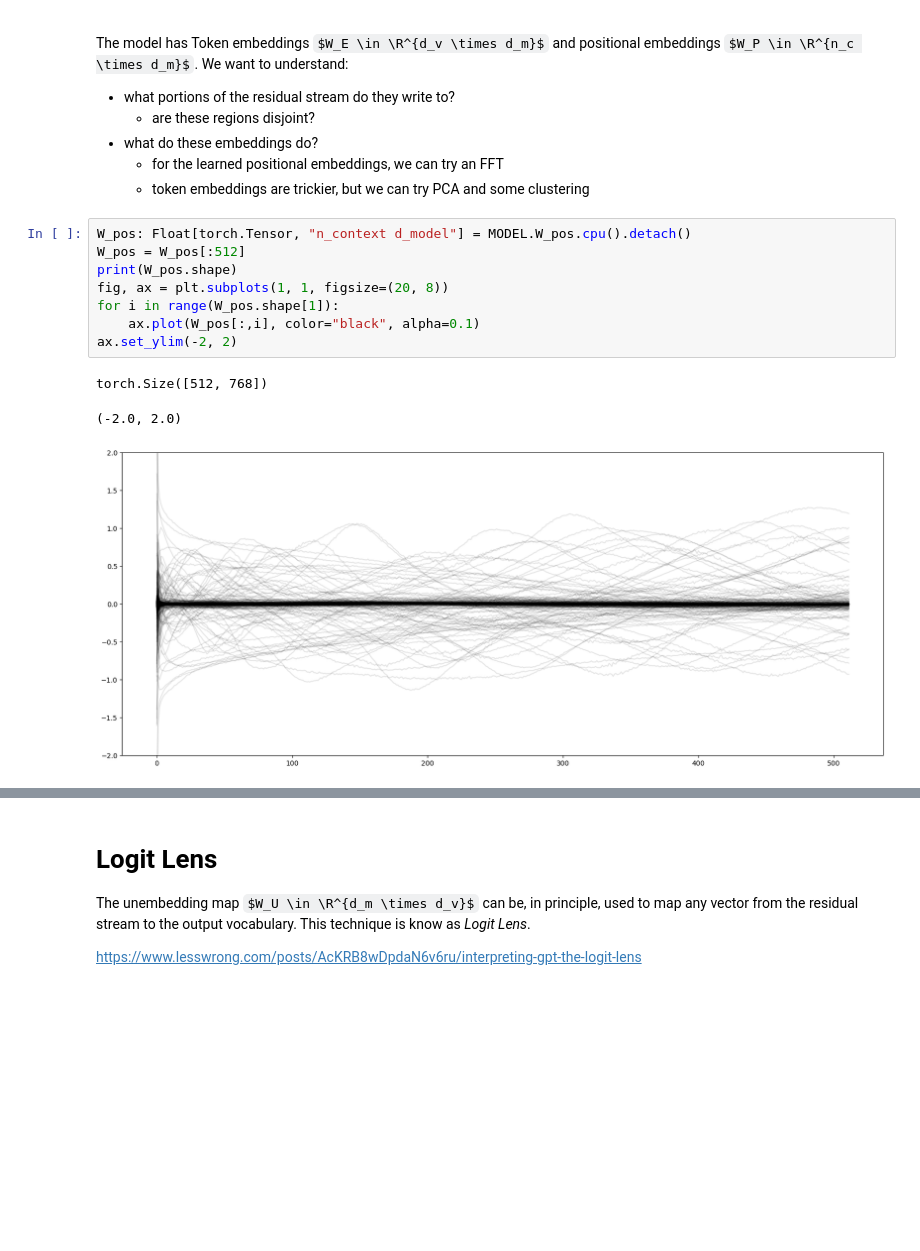
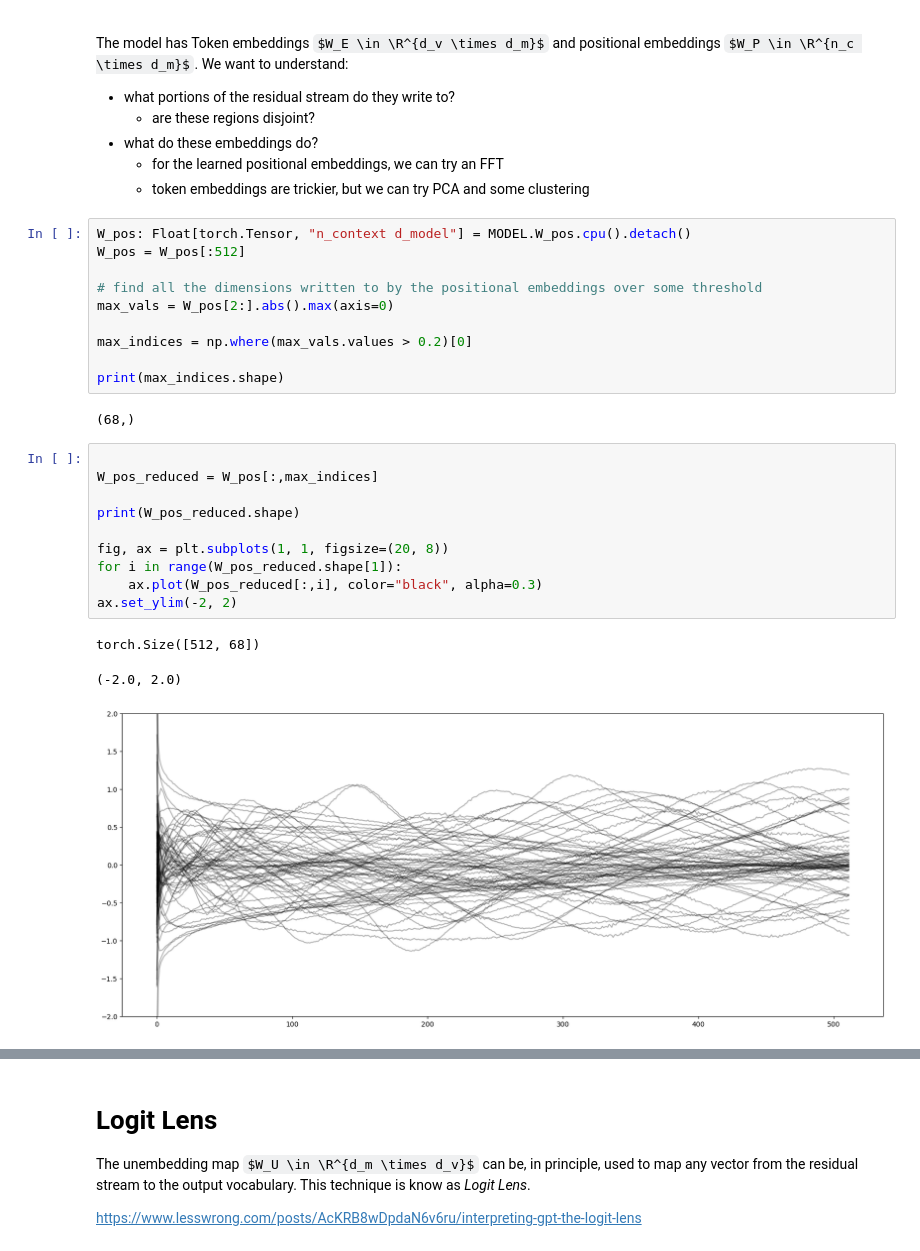
Before and after one commit to mines-opt-ml/decoding-gpt, a Jupyter notebook: notebooks/interpretability.ipynb, the cells around one changed output, grey strips where cells are left out. Cells and saved outputs as stored; diff of their text form; some formulas as TeX source; blank space fills up the shorter version.

Commit message:
updated interp notebook, pos embed work

```diff
--- a/notebooks/interpretability.ipynb
+++ b/notebooks/interpretability.ipynb
@@ -39,15 +43,29 @@ The model has Token embeddings $W_E \in \R^{d_v \times d_m}$ and positional embe
 - what do these embeddings do?
 	- for the learned positional embeddings, we can try an FFT
 	- token embeddings are trickier, but we can try PCA and some clustering
+# %%
+W_pos: Float[torch.Tensor, "n_context d_model"] = MODEL.W_pos.cpu().detach()
+W_pos = W_pos[:512]
+
+# find all the dimensions written to by the positional embeddings over some threshold
+max_vals = W_pos[2:].abs().max(axis=0)
+
+max_indices = np.where(max_vals.values > 0.2)[0]
+
+print(max_indices.shape)
+# %% [output]
+(68,)
 # %%
-W_pos: Float[torch.Tensor, "n_context d_model"] = MODEL.W_pos.cpu().detach()
-W_pos = W_pos[:512]
-print(W_pos.shape)
+
+W_pos_reduced = W_pos[:,max_indices]
+
+print(W_pos_reduced.shape)
+
 fig, ax = plt.subplots(1, 1, figsize=(20, 8))
-for i in range(W_pos.shape[1]):
-	ax.plot(W_pos[:,i], color="black", alpha=0.1)
+for i in range(W_pos_reduced.shape[1]):
+	ax.plot(W_pos_reduced[:,i], color="black", alpha=0.3)
 ax.set_ylim(-2, 2)
 # %% [output]
-torch.Size([512, 768])
+torch.Size([512, 68])
 (-2.0, 2.0)
-[figure, old version]
+[figure, new version]
```
Also changed, not shown: parts of 7 cells of this notebook.
